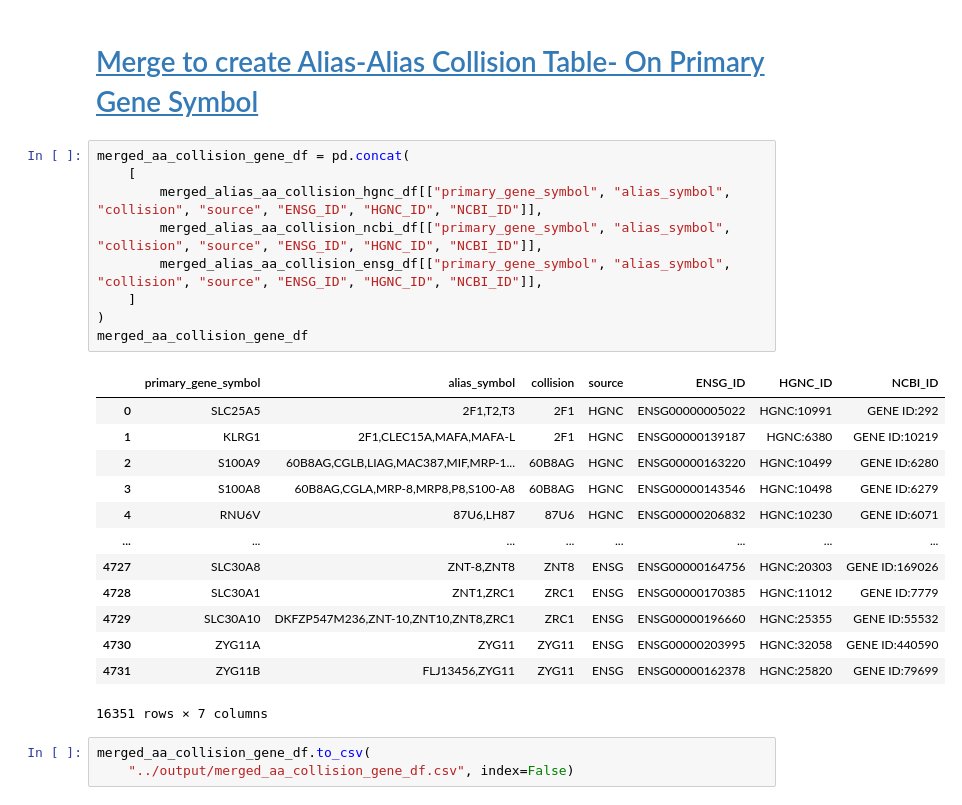
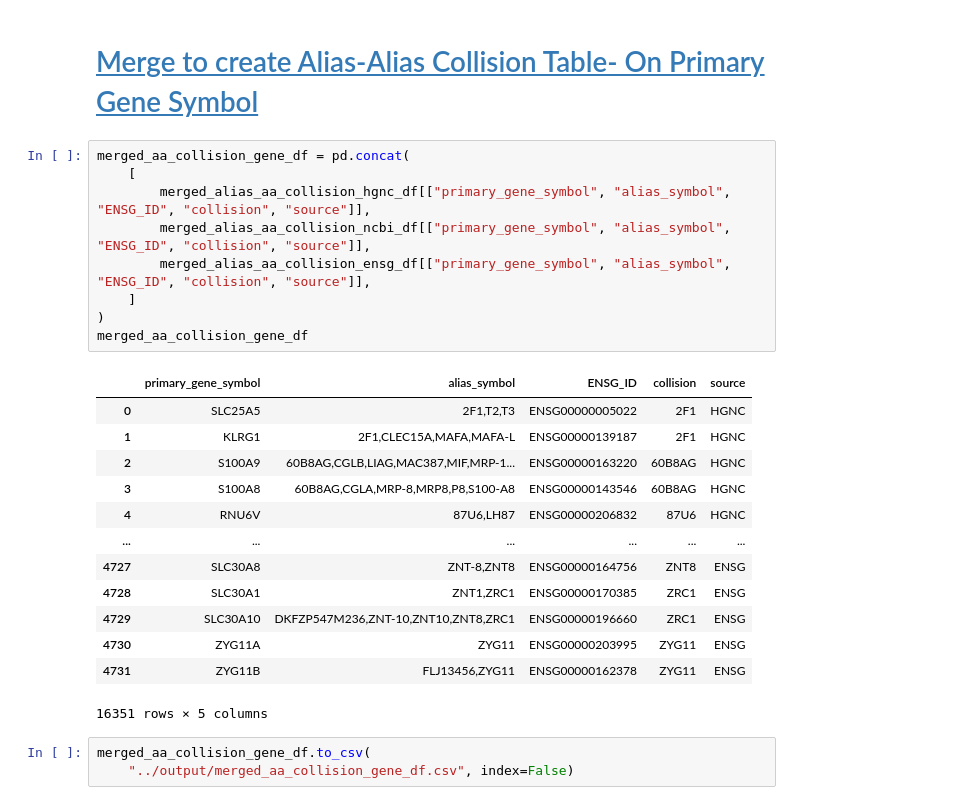
Before and after one commit to cancervariants/gene-harmony-analysis, a Jupyter notebook: analysis/2_alias_alias_collision_analysis.ipynb, the cells around one changed output. Saved outputs shown, nothing was run; the diff lists cells and outputs as text.

```diff
--- a/analysis/2_alias_alias_collision_analysis.ipynb
+++ b/analysis/2_alias_alias_collision_analysis.ipynb
@@ -252,26 +252,26 @@ aa_record_count_ncbi
 # %%
 merged_aa_collision_gene_df = pd.concat(
     [
-        merged_alias_aa_collision_hgnc_df[["primary_gene_symbol", "alias_symbol", "collision", "source", "ENSG_ID", "HGNC_ID", "NCBI_ID"]],
-        merged_alias_aa_collision_ncbi_df[["primary_gene_symbol", "alias_symbol", "collision", "source", "ENSG_ID", "HGNC_ID", "NCBI_ID"]],
-        merged_alias_aa_collision_ensg_df[["primary_gene_symbol", "alias_symbol", "collision", "source", "ENSG_ID", "HGNC_ID", "NCBI_ID"]],
+        merged_alias_aa_collision_hgnc_df[["primary_gene_symbol", "alias_symbol", "ENSG_ID", "collision", "source"]],
+        merged_alias_aa_collision_ncbi_df[["primary_gene_symbol", "alias_symbol", "ENSG_ID", "collision", "source"]],
+        merged_alias_aa_collision_ensg_df[["primary_gene_symbol", "alias_symbol", "ENSG_ID", "collision", "source"]],
     ]
 )
 merged_aa_collision_gene_df
 # %% [output]
-|  | primary_gene_symbol | alias_symbol | collision | source | ENSG_ID | HGNC_ID | NCBI_ID |
-| 0 | SLC25A5 | 2F1,T2,T3 | 2F1 | HGNC | ENSG00000005022 | HGNC:10991 | GENE ID:292 |
-| 1 | KLRG1 | 2F1,CLEC15A,MAFA,MAFA-L | 2F1 | HGNC | ENSG00000139187 | HGNC:6380 | GENE ID:10219 |
-| 2 | S100A9 | 60B8AG,CGLB,LIAG,MAC387,MIF,MRP-1... | 60B8AG | HGNC | ENSG00000163220 | HGNC:10499 | GENE ID:6280 |
-| 3 | S100A8 | 60B8AG,CGLA,MRP-8,MRP8,P8,S100-A8 | 60B8AG | HGNC | ENSG00000143546 | HGNC:10498 | GENE ID:6279 |
-| 4 | RNU6V | 87U6,LH87 | 87U6 | HGNC | ENSG00000206832 | HGNC:10230 | GENE ID:6071 |
-| ... | ... | ... | ... | ... | ... | ... | ... |
-| 4727 | SLC30A8 | ZNT-8,ZNT8 | ZNT8 | ENSG | ENSG00000164756 | HGNC:20303 | GENE ID:169026 |
-| 4728 | SLC30A1 | ZNT1,ZRC1 | ZRC1 | ENSG | ENSG00000170385 | HGNC:11012 | GENE ID:7779 |
-| 4729 | SLC30A10 | DKFZP547M236,ZNT-10,ZNT10,ZNT8,ZRC1 | ZRC1 | ENSG | ENSG00000196660 | HGNC:25355 | GENE ID:55532 |
-| 4730 | ZYG11A | ZYG11 | ZYG11 | ENSG | ENSG00000203995 | HGNC:32058 | GENE ID:440590 |
-| 4731 | ZYG11B | FLJ13456,ZYG11 | ZYG11 | ENSG | ENSG00000162378 | HGNC:25820 | GENE ID:79699 |
+|  | primary_gene_symbol | alias_symbol | ENSG_ID | collision | source |
+| 0 | SLC25A5 | 2F1,T2,T3 | ENSG00000005022 | 2F1 | HGNC |
+| 1 | KLRG1 | 2F1,CLEC15A,MAFA,MAFA-L | ENSG00000139187 | 2F1 | HGNC |
+| 2 | S100A9 | 60B8AG,CGLB,LIAG,MAC387,MIF,MRP-1... | ENSG00000163220 | 60B8AG | HGNC |
+| 3 | S100A8 | 60B8AG,CGLA,MRP-8,MRP8,P8,S100-A8 | ENSG00000143546 | 60B8AG | HGNC |
+| 4 | RNU6V | 87U6,LH87 | ENSG00000206832 | 87U6 | HGNC |
+| ... | ... | ... | ... | ... | ... |
+| 4727 | SLC30A8 | ZNT-8,ZNT8 | ENSG00000164756 | ZNT8 | ENSG |
+| 4728 | SLC30A1 | ZNT1,ZRC1 | ENSG00000170385 | ZRC1 | ENSG |
+| 4729 | SLC30A10 | DKFZP547M236,ZNT-10,ZNT10,ZNT8,ZRC1 | ENSG00000196660 | ZRC1 | ENSG |
+| 4730 | ZYG11A | ZYG11 | ENSG00000203995 | ZYG11 | ENSG |
+| 4731 | ZYG11B | FLJ13456,ZYG11 | ENSG00000162378 | ZYG11 | ENSG |
-16351 rows × 7 columns
+16351 rows × 5 columns
 # %%
 merged_aa_collision_gene_df.to_csv(
     "../output/merged_aa_collision_gene_df.csv", index=False)
```
Also changed, not shown: parts of 1 cell of this notebook, 13 other files.
